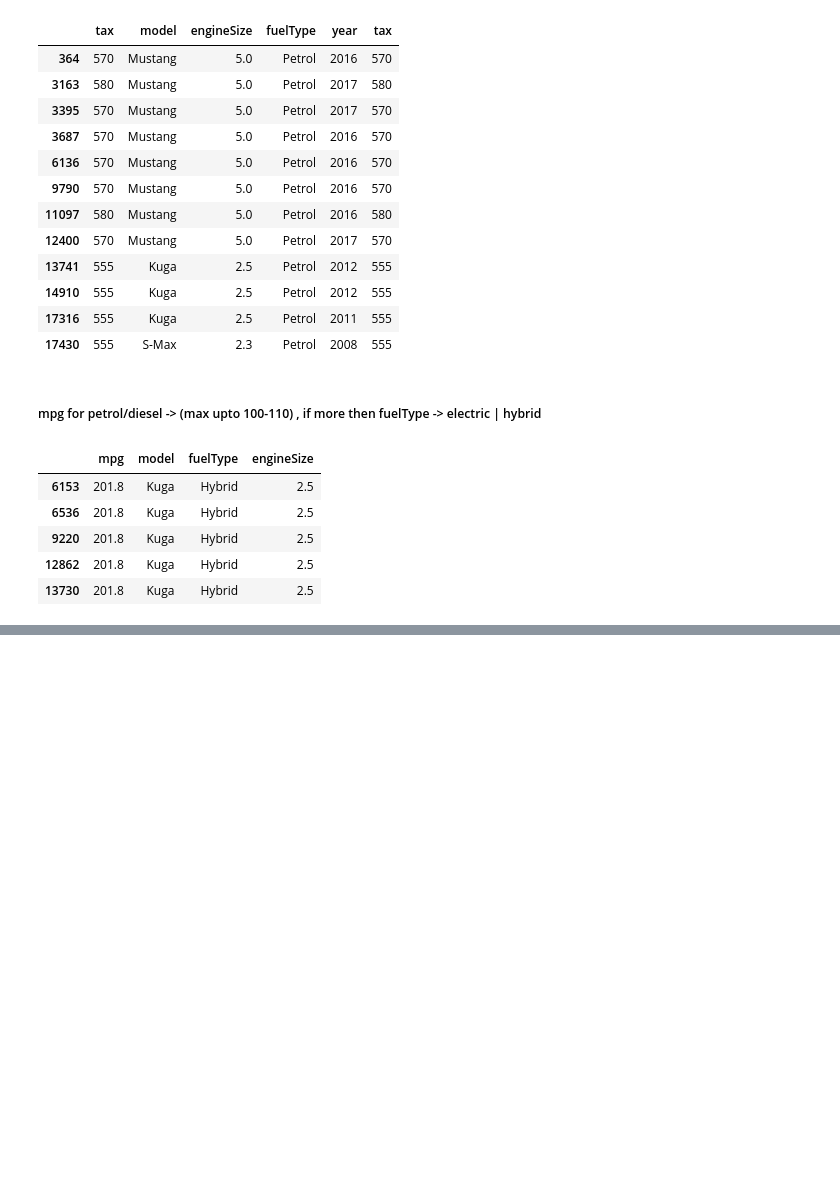
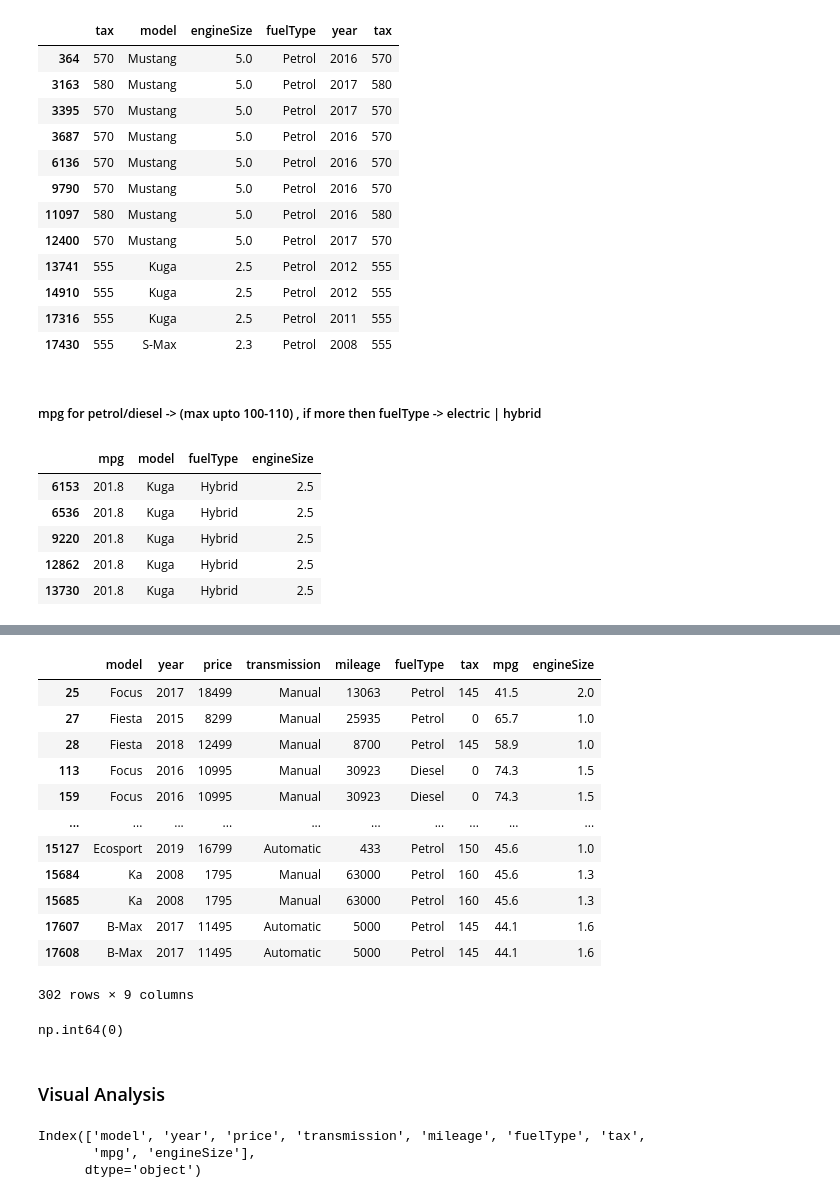
Before and after one commit to adarsh-singh106/Road-To-ML, a Jupyter notebook: Week - 2/02-Ford-Price-Prediction.ipynb, the cells around one changed output, grey strips where cells are left out. Saved outputs shown, nothing was run; the diff lists cells and outputs as text; code cells hidden in the pictures; blank space fills up the shorter version.

```diff
--- a/Week - 2/02-Ford-Price-Prediction.ipynb
+++ b/Week - 2/02-Ford-Price-Prediction.ipynb
@@ -197,0 +211,17 @@ df[df['mpg'] > 100][['mpg','model', 'fuelType', 'engineSize']]
+# %%
+duplicates_all = df[df.duplicated(keep=False)]
+duplicates_all
+# %% [output]
+|  | model | year | price | transmission | mileage | fuelType | tax | mpg | engineSize |
+| 25 | Focus | 2017 | 18499 | Manual | 13063 | Petrol | 145 | 41.5 | 2.0 |
+| 27 | Fiesta | 2015 | 8299 | Manual | 25935 | Petrol | 0 | 65.7 | 1.0 |
+| 28 | Fiesta | 2018 | 12499 | Manual | 8700 | Petrol | 145 | 58.9 | 1.0 |
+| 113 | Focus | 2016 | 10995 | Manual | 30923 | Diesel | 0 | 74.3 | 1.5 |
+| 159 | Focus | 2016 | 10995 | Manual | 30923 | Diesel | 0 | 74.3 | 1.5 |
+| ... | ... | ... | ... | ... | ... | ... | ... | ... | ... |
+| 15127 | Ecosport | 2019 | 16799 | Automatic | 433 | Petrol | 150 | 45.6 | 1.0 |
+| 15684 | Ka | 2008 | 1795 | Manual | 63000 | Petrol | 160 | 45.6 | 1.3 |
+| 15685 | Ka | 2008 | 1795 | Manual | 63000 | Petrol | 160 | 45.6 | 1.3 |
+| 17607 | B-Max | 2017 | 11495 | Automatic | 5000 | Petrol | 145 | 44.1 | 1.6 |
+| 17608 | B-Max | 2017 | 11495 | Automatic | 5000 | Petrol | 145 | 44.1 | 1.6 |
+302 rows × 9 columns
@@ -197,0 +230,12 @@ df[df['mpg'] > 100][['mpg','model', 'fuelType', 'engineSize']]
+# %%
+df.duplicated().sum()
+# %% [output]
+np.int64(0)
+# %% [markdown]
+### Visual Analysis
+# %%
+df.columns
+# %% [output]
+Index(['model', 'year', 'price', 'transmission', 'mileage', 'fuelType', 'tax',
+       'mpg', 'engineSize'],
+      dtype='object')
```
Also changed, not shown: parts of 5 cells of this notebook.
